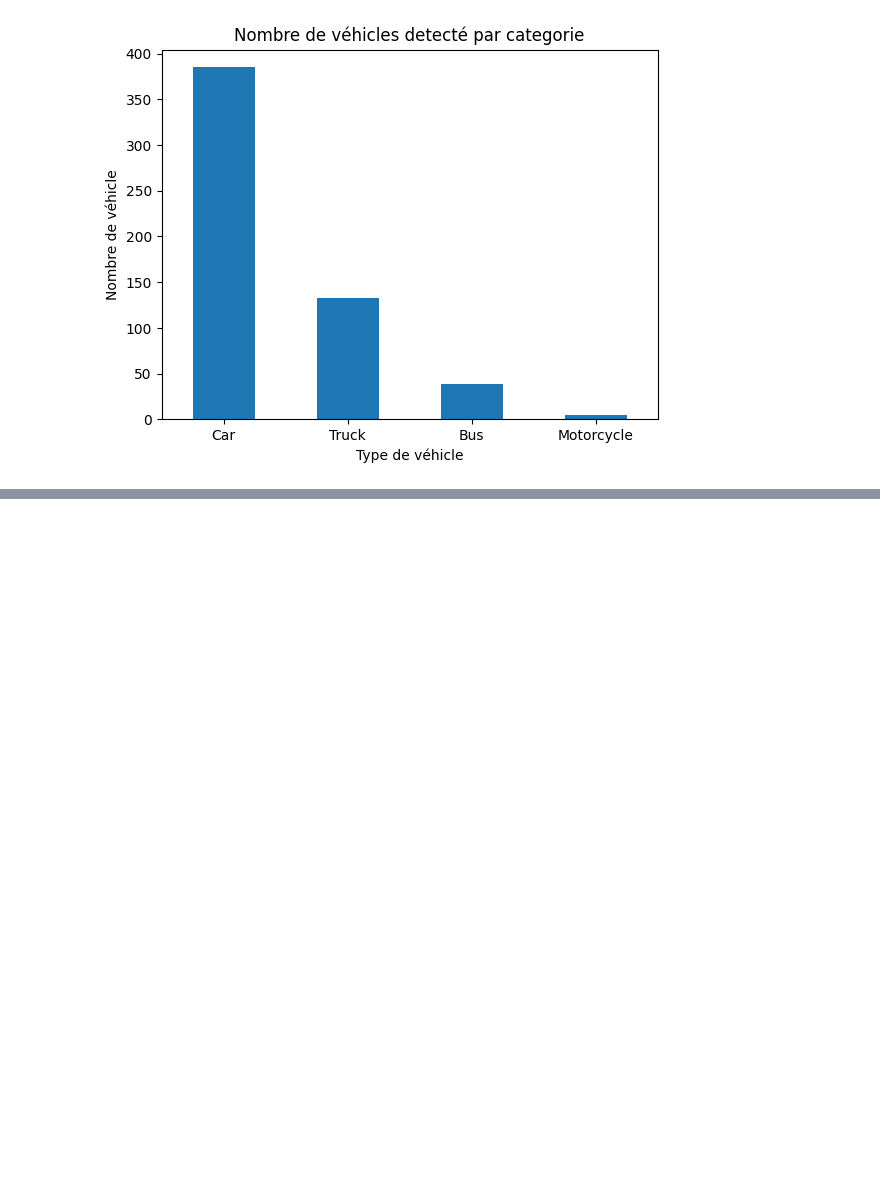
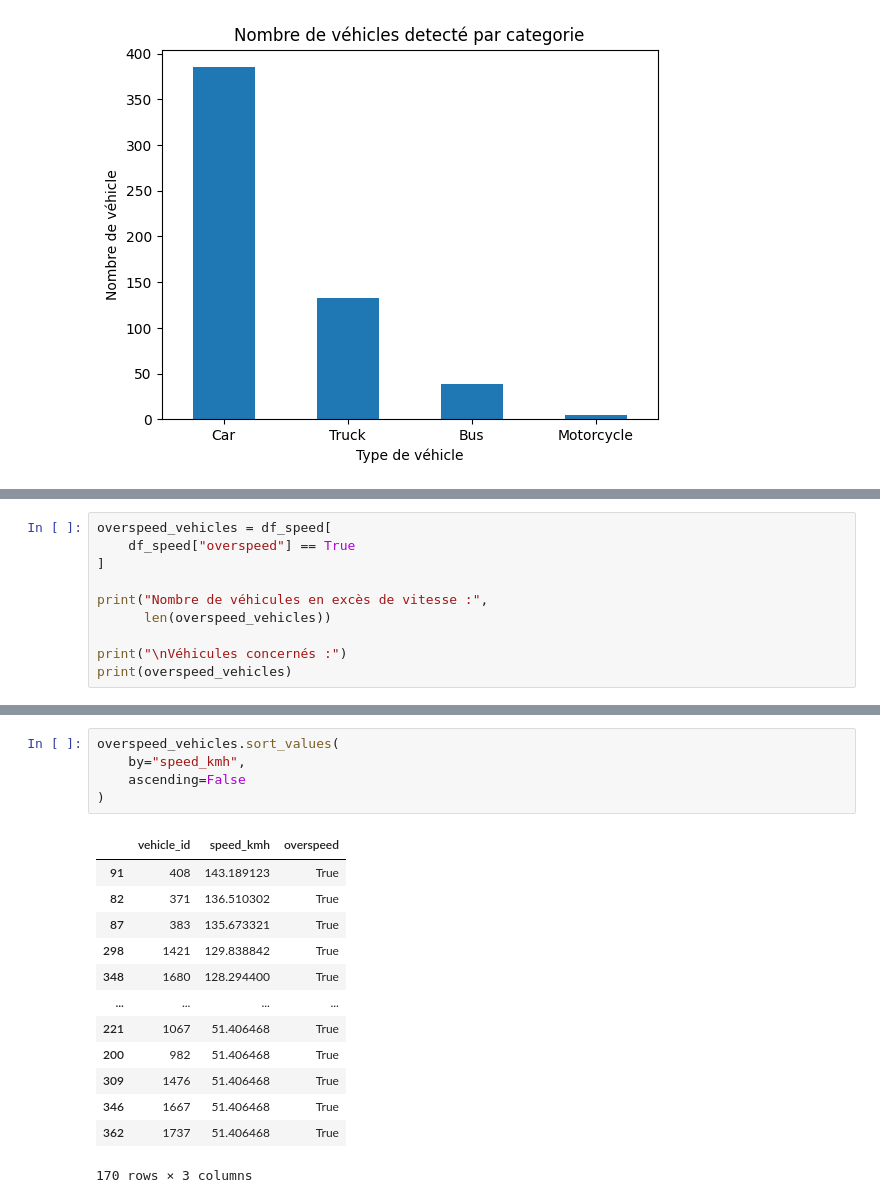
Before and after one commit to moun-13/SmartTrafficAI, a Jupyter notebook: notebooks/Smart_Traffic_AI.ipynb, the cells around one changed output, grey strips where cells are left out. Saved outputs shown, nothing was run; the diff lists cells and outputs as text; blank space fills up the shorter version.

```diff
--- a/notebooks/Smart_Traffic_AI.ipynb
+++ b/notebooks/Smart_Traffic_AI.ipynb
@@ -1524,0 +1613,10 @@ plt.show()
+# %%
+overspeed_vehicles = df_speed[
+    df_speed["overspeed"] == True
+]
+
+print("Nombre de véhicules en excès de vitesse :",
+      len(overspeed_vehicles))
+
+print("\nVéhicules concernés :")
+print(overspeed_vehicles)
@@ -1524,0 +1641,19 @@ plt.show()
+# %%
+overspeed_vehicles.sort_values(
+    by="speed_kmh",
+    ascending=False
+)
+# %% [output]
+|  | vehicle_id | speed_kmh | overspeed |
+| 91 | 408 | 143.189123 | True |
+| 82 | 371 | 136.510302 | True |
+| 87 | 383 | 135.673321 | True |
+| 298 | 1421 | 129.838842 | True |
+| 348 | 1680 | 128.294400 | True |
+| ... | ... | ... | ... |
+| 221 | 1067 | 51.406468 | True |
+| 200 | 982 | 51.406468 | True |
+| 309 | 1476 | 51.406468 | True |
+| 346 | 1667 | 51.406468 | True |
+| 362 | 1737 | 51.406468 | True |
+170 rows × 3 columns
```
Also changed, not shown: parts of 17 cells of this notebook.
